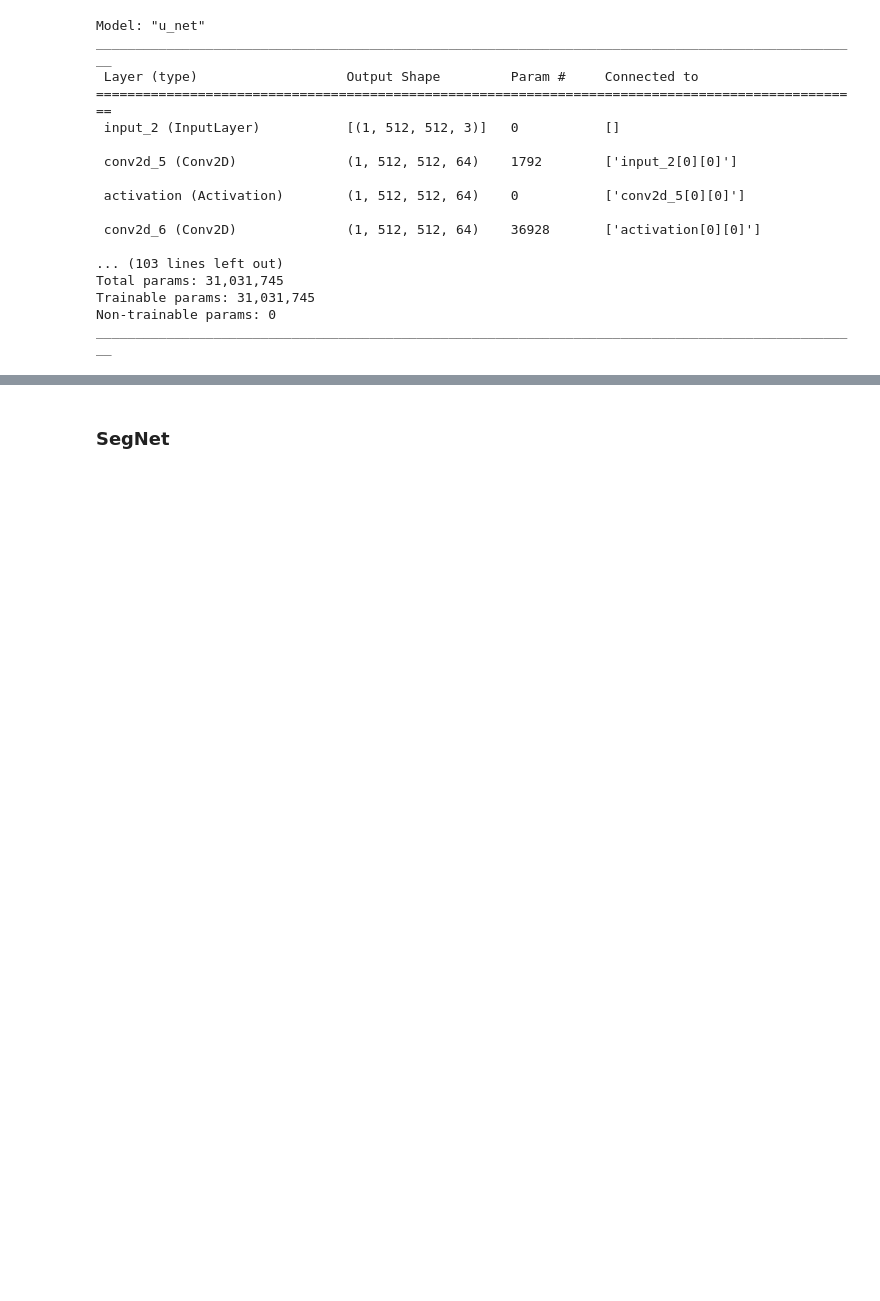
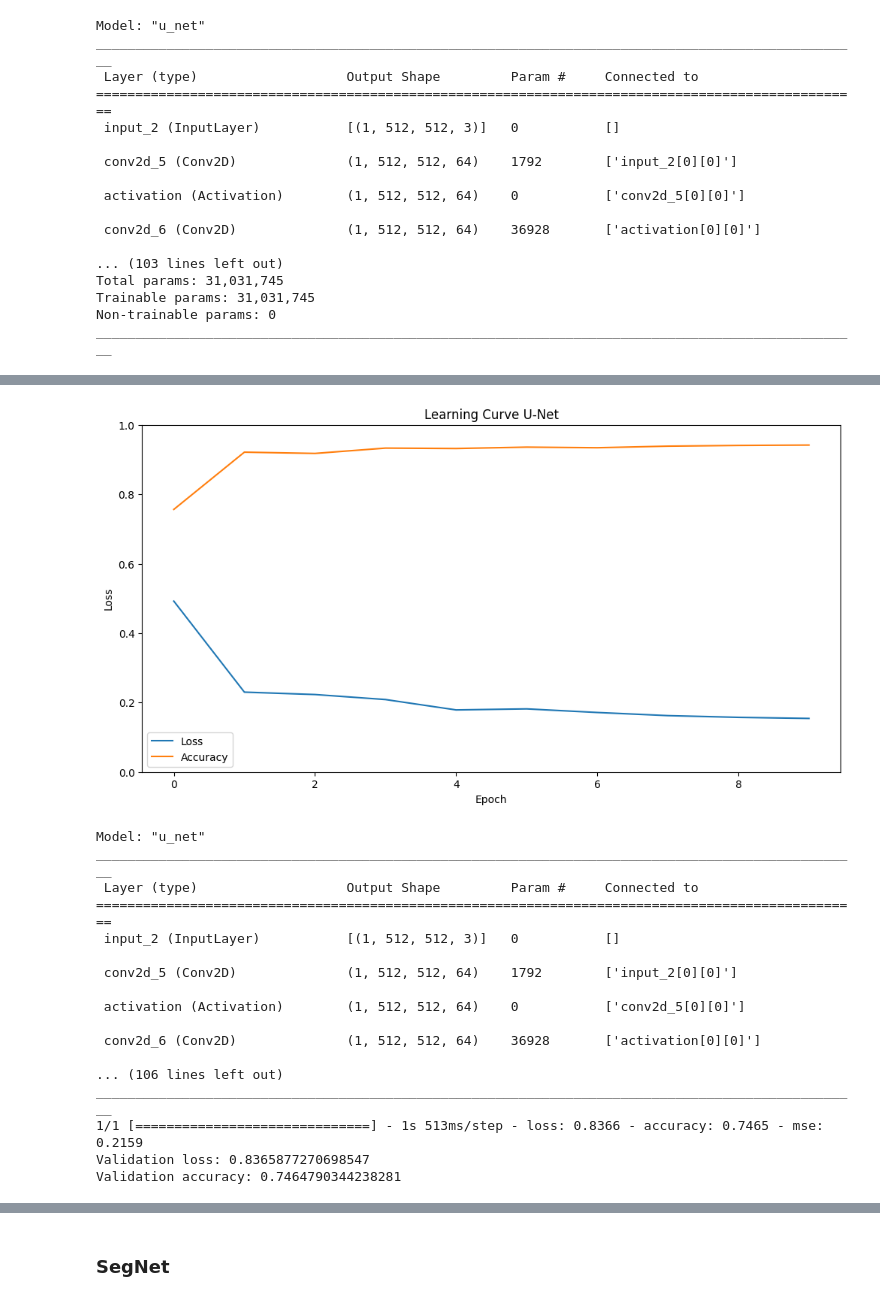
Before and after one commit to radufx/deftrack-experiments, a Jupyter notebook: training.ipynb, the cells around one changed output, grey strips where cells are left out. Saved outputs shown, nothing was run; the diff lists cells and outputs as text; code cells hidden in the pictures; blank space fills up the shorter version.

```diff
--- a/training.ipynb
+++ b/training.ipynb
@@ -218,8 +252,9 @@ Trainable params: 31,031,745
 Non-trainable params: 0
 __________________________________________________________________________________________________
 # %%
-# uNetModel.fit(training_images, training_masks, epochs=10, batch_size=1)
+history_uNet = uNetModel.fit(training_images, training_masks, epochs=10, batch_size=1)
 # uNetModel.save(r"{}/models/u-net/model/".format(prefix))
+learning_curve(history_uNet.history, key='loss', ylim=(0, 1), model_name="U-Net")
 
 saved_unet = tf.keras.models.load_model(r"{}/models/u-net/model/".format(prefix))
 saved_unet.summary()
@@ -249,3 +287,21 @@ Validation accuracy: 0.817779541015625
+[figure, added]
+Model: "u_net"
+__________________________________________________________________________________________________
+ Layer (type)                   Output Shape         Param #     Connected to
+==================================================================================================
+ input_2 (InputLayer)           [(1, 512, 512, 3)]   0           []
+
+ conv2d_5 (Conv2D)              (1, 512, 512, 64)    1792        ['input_2[0][0]']
+
+ activation (Activation)        (1, 512, 512, 64)    0           ['conv2d_5[0][0]']
+
+ conv2d_6 (Conv2D)              (1, 512, 512, 64)    36928       ['activation[0][0]']
+
+... (106 lines left out)
+__________________________________________________________________________________________________
+1/1 [==============================] - 1s 513ms/step - loss: 0.8366 - accuracy: 0.7465 - mse: 0.2159
+Validation loss: 0.8365877270698547
+Validation accuracy: 0.7464790344238281
 # %%
 image = PIL.Image.open(r"{}/data/test/{}".format(prefix, test_images_list[1]))
 # mask = PIL.Image.open(r"{}/data/testing/masks/{}".format(prefix, test_images_list[0][:-5]+'.png'))
```
Also changed, not shown: parts of 9 cells of this notebook, 7 other files.
